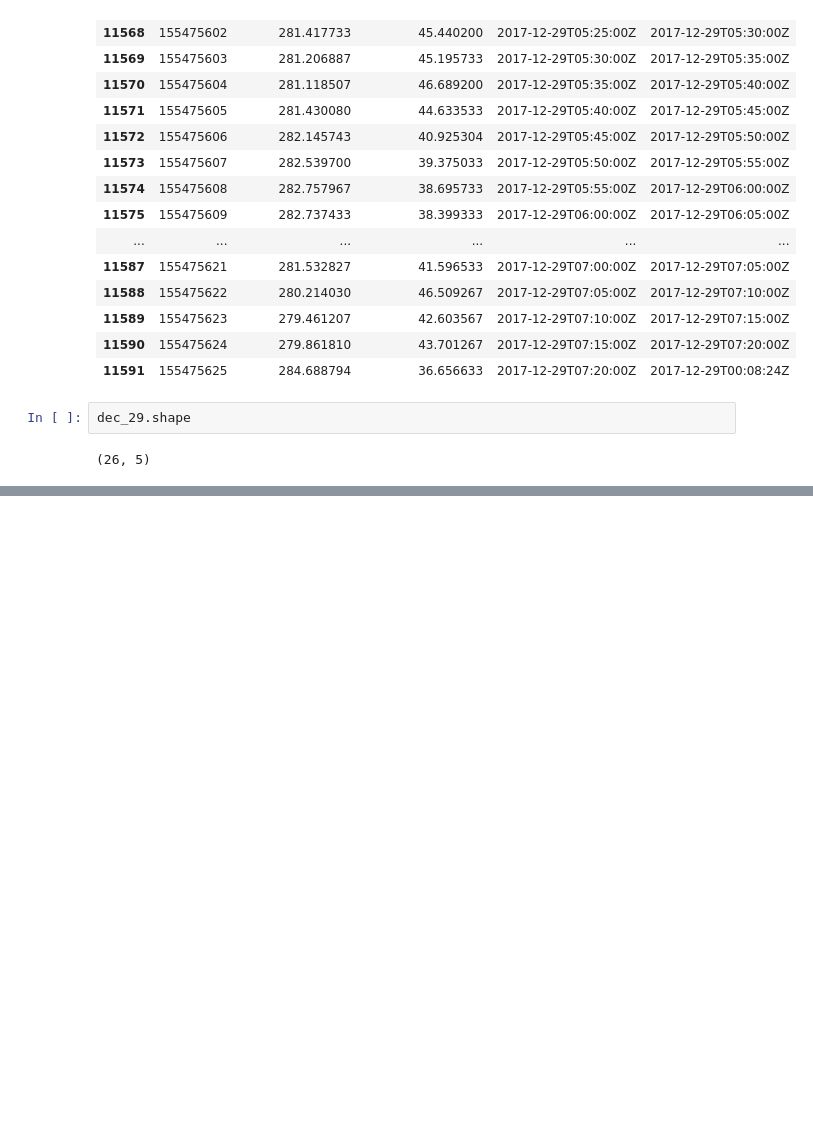
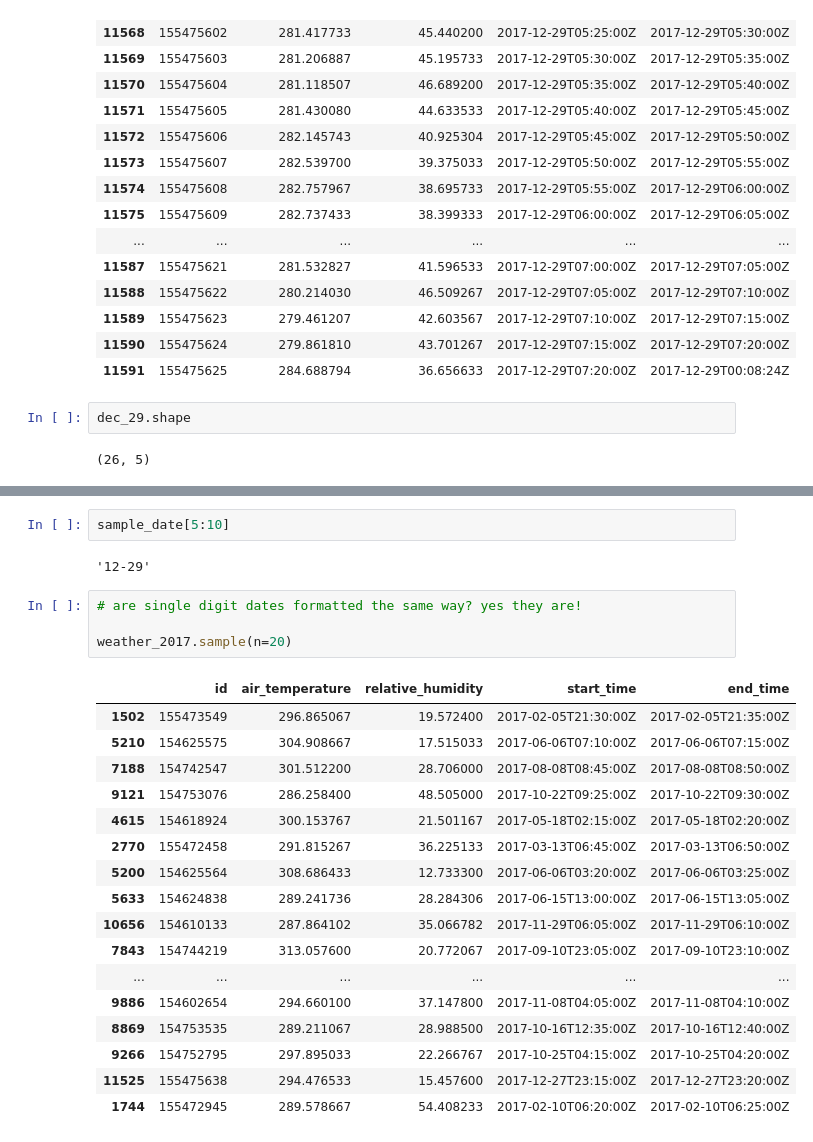
Before and after one commit to genophenoenvo/terraref-datasets, a Jupyter notebook: notebooks/season_4_weather.ipynb, the cells around one changed output, grey strips where cells are left out. Saved outputs shown, nothing was run; the diff lists cells and outputs as text; blank space fills up the shorter version.

```diff
--- a/notebooks/season_4_weather.ipynb
+++ b/notebooks/season_4_weather.ipynb
@@ -111,0 +119,26 @@ dec_29.shape
+# %%
+sample_date[5:10]
+# %% [output]
+'12-29'
+# %%
+# are single digit dates formatted the same way? yes they are!
+
+weather_2017.sample(n=20)
+# %% [output]
+|  | id | air_temperature | relative_humidity | start_time | end_time |
+| 1502 | 155473549 | 296.865067 | 19.572400 | 2017-02-05T21:30:00Z | 2017-02-05T21:35:00Z |
+| 5210 | 154625575 | 304.908667 | 17.515033 | 2017-06-06T07:10:00Z | 2017-06-06T07:15:00Z |
+| 7188 | 154742547 | 301.512200 | 28.706000 | 2017-08-08T08:45:00Z | 2017-08-08T08:50:00Z |
+| 9121 | 154753076 | 286.258400 | 48.505000 | 2017-10-22T09:25:00Z | 2017-10-22T09:30:00Z |
+| 4615 | 154618924 | 300.153767 | 21.501167 | 2017-05-18T02:15:00Z | 2017-05-18T02:20:00Z |
+| 2770 | 155472458 | 291.815267 | 36.225133 | 2017-03-13T06:45:00Z | 2017-03-13T06:50:00Z |
+| 5200 | 154625564 | 308.686433 | 12.733300 | 2017-06-06T03:20:00Z | 2017-06-06T03:25:00Z |
+| 5633 | 154624838 | 289.241736 | 28.284306 | 2017-06-15T13:00:00Z | 2017-06-15T13:05:00Z |
+| 10656 | 154610133 | 287.864102 | 35.066782 | 2017-11-29T06:05:00Z | 2017-11-29T06:10:00Z |
+| 7843 | 154744219 | 313.057600 | 20.772067 | 2017-09-10T23:05:00Z | 2017-09-10T23:10:00Z |
+| ... | ... | ... | ... | ... | ... |
+| 9886 | 154602654 | 294.660100 | 37.147800 | 2017-11-08T04:05:00Z | 2017-11-08T04:10:00Z |
+| 8869 | 154753535 | 289.211067 | 28.988500 | 2017-10-16T12:35:00Z | 2017-10-16T12:40:00Z |
+| 9266 | 154752795 | 297.895033 | 22.266767 | 2017-10-25T04:15:00Z | 2017-10-25T04:20:00Z |
+| 11525 | 155475638 | 294.476533 | 15.457600 | 2017-12-27T23:15:00Z | 2017-12-27T23:20:00Z |
+| 1744 | 155472945 | 289.578667 | 54.408233 | 2017-02-10T06:20:00Z | 2017-02-10T06:25:00Z |
```
Also changed, not shown: parts of 9 cells of this notebook.
